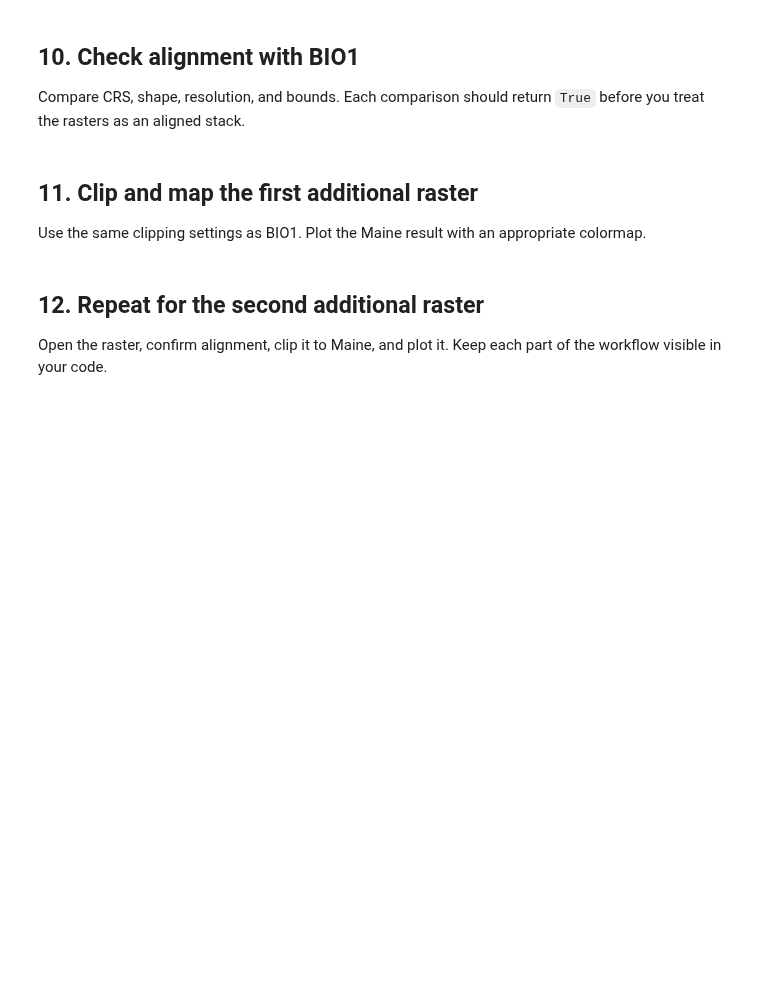
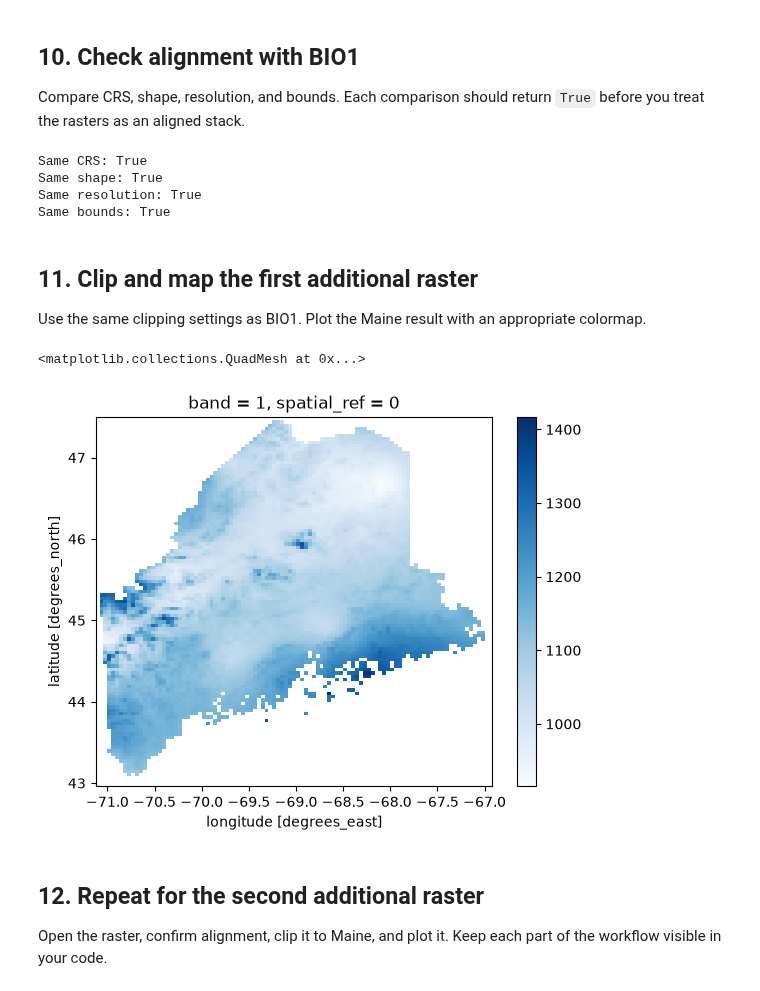
Before and after one commit to carlycoughlin-ux/BIO597-SpatialBiodiversity, a Jupyter notebook: docs/assignments/Assignment-05-RasterData.ipynb, the cells around one changed output. Cells and saved outputs as stored; diff of their text form; code cells hidden in the pictures; blank space fills up the shorter version.

Commit message:
Complete raster data assignment

```diff
--- a/docs/assignments/Assignment-05-RasterData.ipynb
+++ b/docs/assignments/Assignment-05-RasterData.ipynb
@@ -120,4 +189,15 @@ Do not choose variables only because they are available. Give a short biological
 Build its filename, open it with `masked=True`, and inspect its CRS, shape, resolution, and bounds.
 # %%
 # Open your first additional raster.
+bio12 = rxr.open_rasterio(
+    bioclim_path / "wc2.1_2.5m_bio_12.tif",
+    masked=True,
+)
 # Inspect its metadata.
+print("Dimensions:", bio12.dims)
+print("Shape:", bio12.shape)
+print("Data type:", bio12.dtype)
+print("CRS:", bio12.rio.crs)
+print("Resolution:", bio12.rio.resolution())
+print("Bounds:", bio12.rio.bounds())
+print("NoData:", bio12.rio.nodata)
@@ -127,12 +215,34 @@ Build its filename, open it with `masked=True`, and inspect its CRS, shape, reso
 Compare CRS, shape, resolution, and bounds. Each comparison should return `True` before you treat the rasters as an aligned stack.
 # %%
 # Compare the first additional raster with bio1.
+print("Same CRS:", bio1.rio.crs == bio12.rio.crs)
+print("Same shape:", bio1.shape == bio12.shape)
+print("Same resolution:", bio1.rio.resolution() == bio12.rio.resolution())
+print("Same bounds:", bio1.rio.bounds() == bio12.rio.bounds())
+# %% [output]
+Same CRS: True
+Same shape: True
+Same resolution: True
+Same bounds: True
 # %% [markdown]
 ## 11. Clip and map the first additional raster
 
 Use the same clipping settings as BIO1. Plot the Maine result with an appropriate colormap.
 # %%
 # Clip, squeeze, and plot the first additional raster.
+bio12_maine = bio12.rio.clip(
+    maine_boundary.geometry,
+    maine_boundary.crs,
+    drop=True,
+    from_disk=True,
+)
+
+bio12_maine = bio12_maine.squeeze()
+# %%
+bio12_maine.plot(cmap="Blues")
+# %% [output]
+<matplotlib.collections.QuadMesh at 0x...>
+[figure, added]
 # %% [markdown]
 ## 12. Repeat for the second additional raster
 
```
Also changed, not shown: parts of 38 cells of this notebook.
